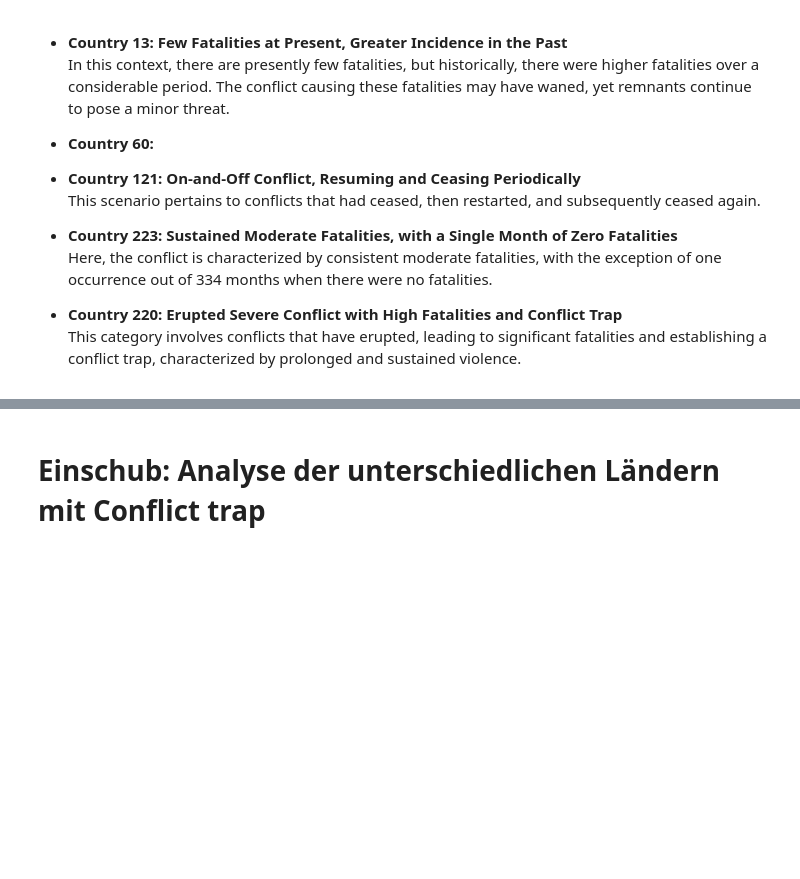
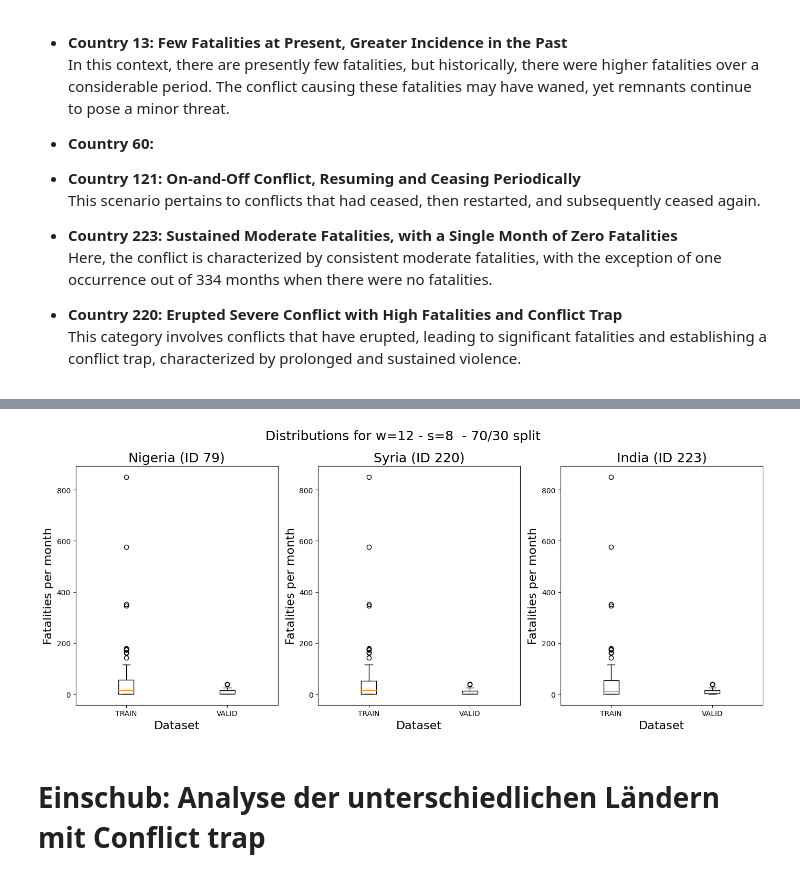
Before and after one commit to toboden/ConflictPredProbabilistic, a Jupyter notebook: old_code/Main_oneCountry_feedFwdNN_empirical.ipynb, the cells around one changed output, grey strips where cells are left out. Saved outputs shown, nothing was run; the diff lists cells and outputs as text; code cells hidden in the pictures; blank space fills up the shorter version.

```diff
--- a/old_code/Main_oneCountry_feedFwdNN_empirical.ipynb
+++ b/old_code/Main_oneCountry_feedFwdNN_empirical.ipynb
@@ -997,35 +1059,39 @@ plt.show()
 # %%
 import matplotlib.pyplot as plt
 
 # Anzahl der Länder
 num_countries = len(country_list)
 
 # Anzahl der Zeilen und Spalten im Raster
 num_cols = num_countries
 
 # Erstellen Sie das Raster von Subplots
 fig, axs = plt.subplots(1, num_cols, figsize=(14, 6))
 
+name_list = ['Nigeria', 'Syria', 'India']
+
 # Schleife durch jedes Land
 for i, country in enumerate(country_list):
     # Daten für "train" und "valid" des aktuellen Landes
     Y_train = YYdistribution_list[i]['Y_train']
     Y_valid = YYdistribution_list[i]['Y_valid']
 
     # Plotten Sie "train" in der linken Spalte des aktuellen Subplots
     axs[i].boxplot(YYdistribution_list[i]['Y_train'], positions=[1], labels=['TRAIN'])
     axs[i].boxplot(YYdistribution_list[i]['Y_valid'], positions=[2], labels=['VALID'])
-    axs[i].set_title('Country ' + str(country), fontsize=18)  # Schriftgröße für den Titel erhöhen
+    axs[i].set_title(name_list[i] + ' (ID ' + str(country) + ')', fontsize=18)  # Schriftgröße für den Titel erhöhen
     axs[i].set_xlabel('Dataset', fontsize=16)  # Schriftgröße für die Achsenbeschriftung erhöhen
     axs[i].set_ylabel('Fatalities per month', fontsize=16)  # Schriftgröße für die Achsenbeschriftung erhöhen
 
-plt.suptitle(f'w={w_max} - s={s} - 70% training data', fontsize=18)  # Schriftgröße für den Haupttitel erhöhen
+plt.suptitle(f'Distributions for w={w_max} - s={s}  - 70/30 split', fontsize=18)  # Schriftgröße für den Haupttitel erhöhen
 
 # Abstand zwischen den Subplots festlegen
 plt.tight_layout()
 
 # Den Plot anzeigen
 plt.show()
+# %% [output]
+[figure, added]
 # %% [markdown]
 # Einschub: Analyse der unterschiedlichen Ländern mit Conflict trap
 # %% [markdown]
```
Also changed, not shown: parts of 22 cells of this notebook, 1 other file.
